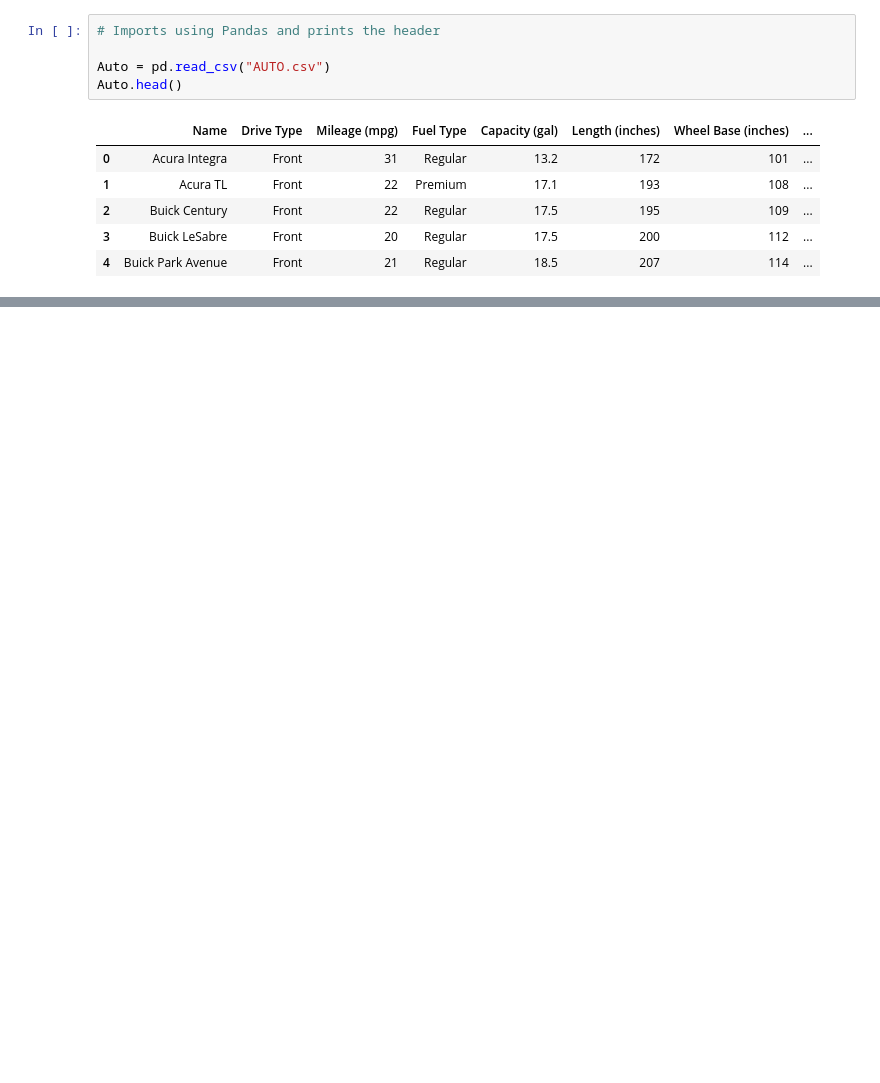
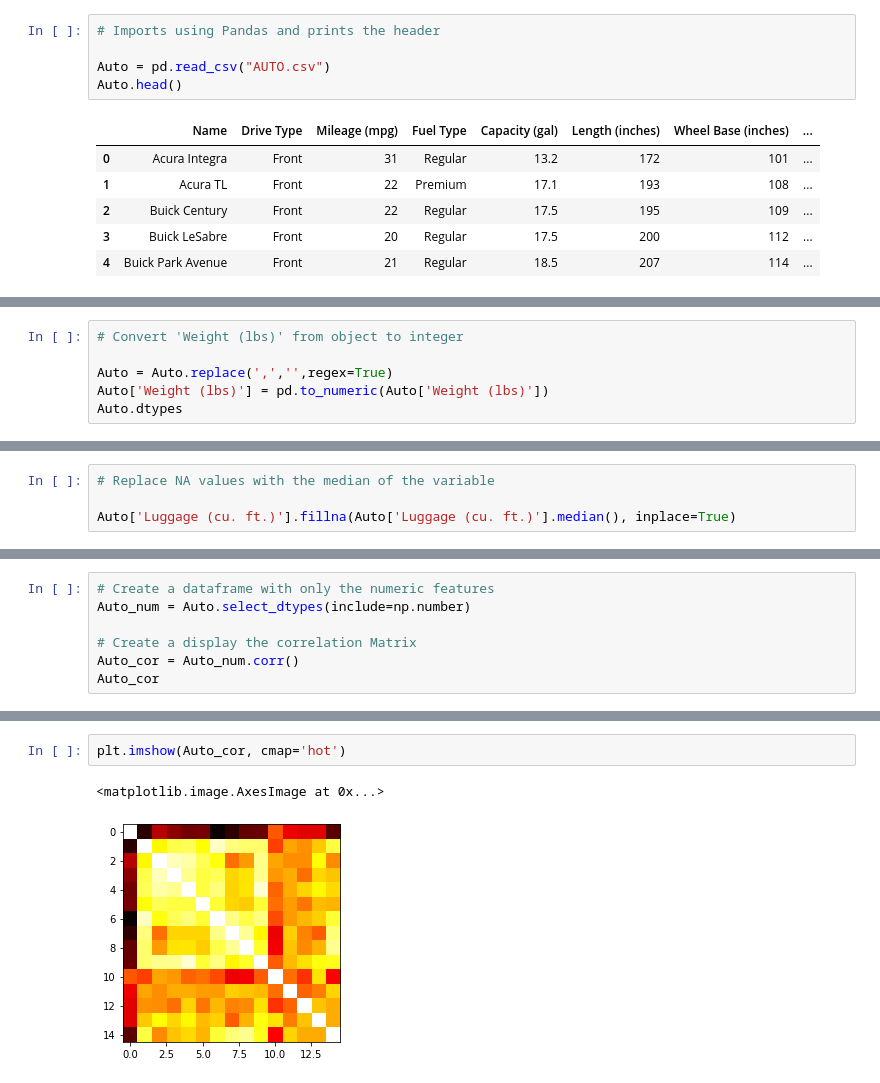
Before and after one commit to sjherman/Selenium-Webdriver-w-Python, a Jupyter notebook: NB_1_HW1.ipynb, the cells around one changed output, grey strips where cells are left out. Drawn from its saved outputs; the diff is of its cells as text; blank space fills up the shorter version.

```diff
--- a/NB_1_HW1.ipynb
+++ b/NB_1_HW1.ipynb
@@ -51,0 +92,6 @@ Auto.head()
+# %%
+# Convert 'Weight (lbs)' from object to integer
+
+Auto = Auto.replace(',','',regex=True)
+Auto['Weight (lbs)'] = pd.to_numeric(Auto['Weight (lbs)'])
+Auto.dtypes
@@ -51,0 +134,4 @@ Auto.head()
+# %%
+# Replace NA values with the median of the variable
+
+Auto['Luggage (cu. ft.)'].fillna(Auto['Luggage (cu. ft.)'].median(), inplace=True)
@@ -51,0 +259,7 @@ Auto.head()
+# %%
+# Create a dataframe with only the numeric features
+Auto_num = Auto.select_dtypes(include=np.number)
+
+# Create a display the correlation Matrix
+Auto_cor = Auto_num.corr()
+Auto_cor
@@ -51,0 +283,5 @@ Auto.head()
+# %%
+plt.imshow(Auto_cor, cmap='hot')
+# %% [output]
+<matplotlib.image.AxesImage at 0x...>
+[figure, added]
```
Also changed, not shown: parts of 21 cells of this notebook.
